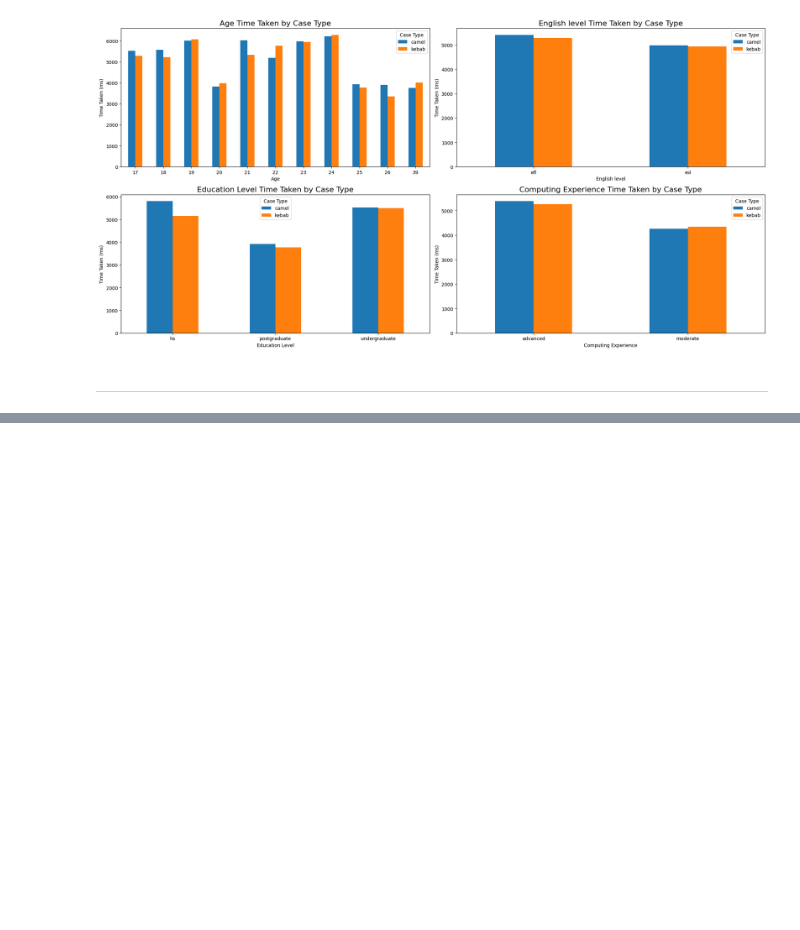
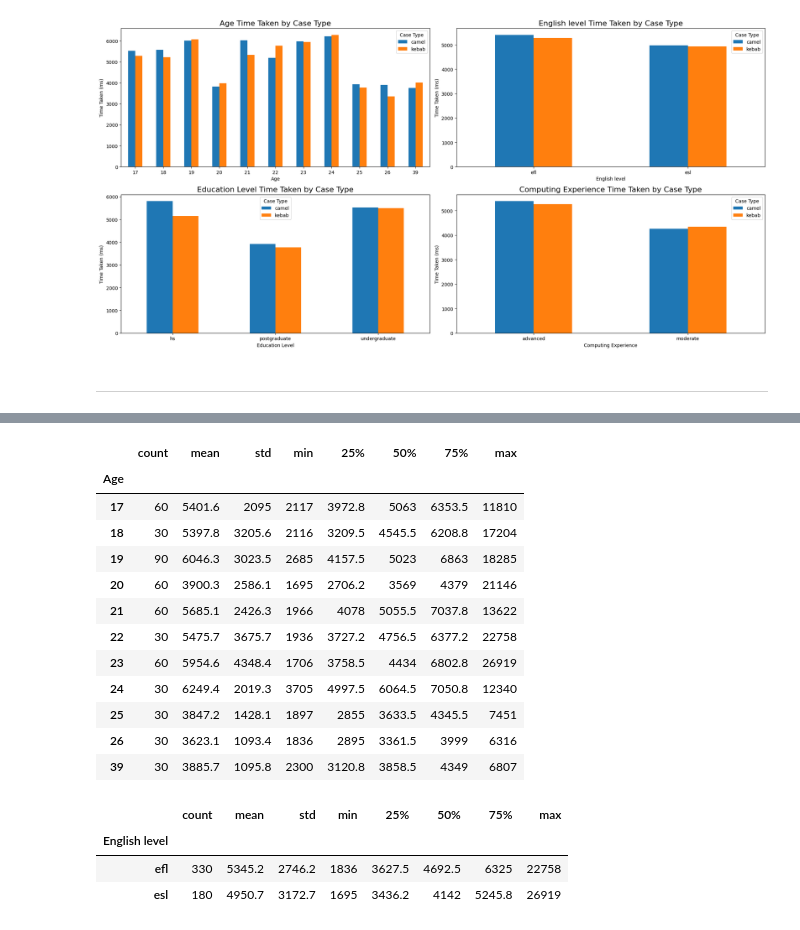
Before and after one commit to bilinni/Experiment-2-CamelCase-Vs-KebabCase, a Jupyter notebook: exploring/main.ipynb, the cells around one changed output, grey strips where cells are left out. Saved outputs shown, nothing was run; the diff lists cells and outputs as text; code cells hidden in the pictures; blank space fills up the shorter version.

```diff
--- a/exploring/main.ipynb
+++ b/exploring/main.ipynb
@@ -315,0 +358,24 @@ plt.show()
+# %%
+# Desciptive statistics for demograhics
+format_discriptive(df.groupby('Age')['Time Taken (ms)'].describe())
+# %% [output]
+|  | count | mean | std | min | 25% | 50% | 75% | max |
+| Age |  |  |  |  |  |  |  |  |
+| 17 | 60 | 5401.6 | 2095 | 2117 | 3972.8 | 5063 | 6353.5 | 11810 |
+| 18 | 30 | 5397.8 | 3205.6 | 2116 | 3209.5 | 4545.5 | 6208.8 | 17204 |
+| 19 | 90 | 6046.3 | 3023.5 | 2685 | 4157.5 | 5023 | 6863 | 18285 |
+| 20 | 60 | 3900.3 | 2586.1 | 1695 | 2706.2 | 3569 | 4379 | 21146 |
+| 21 | 60 | 5685.1 | 2426.3 | 1966 | 4078 | 5055.5 | 7037.8 | 13622 |
+| 22 | 30 | 5475.7 | 3675.7 | 1936 | 3727.2 | 4756.5 | 6377.2 | 22758 |
+| 23 | 60 | 5954.6 | 4348.4 | 1706 | 3758.5 | 4434 | 6802.8 | 26919 |
+| 24 | 30 | 6249.4 | 2019.3 | 3705 | 4997.5 | 6064.5 | 7050.8 | 12340 |
+| 25 | 30 | 3847.2 | 1428.1 | 1897 | 2855 | 3633.5 | 4345.5 | 7451 |
+| 26 | 30 | 3623.1 | 1093.4 | 1836 | 2895 | 3361.5 | 3999 | 6316 |
+| 39 | 30 | 3885.7 | 1095.8 | 2300 | 3120.8 | 3858.5 | 4349 | 6807 |
+# %%
+format_discriptive(df.groupby('English level')['Time Taken (ms)'].describe())
+# %% [output]
+|  | count | mean | std | min | 25% | 50% | 75% | max |
+| English level |  |  |  |  |  |  |  |  |
+| efl | 330 | 5345.2 | 2746.2 | 1836 | 3627.5 | 4692.5 | 6325 | 22758 |
+| esl | 180 | 4950.7 | 3172.7 | 1695 | 3436.2 | 4142 | 5245.8 | 26919 |
```
Also changed, not shown: parts of 9 cells of this notebook.
